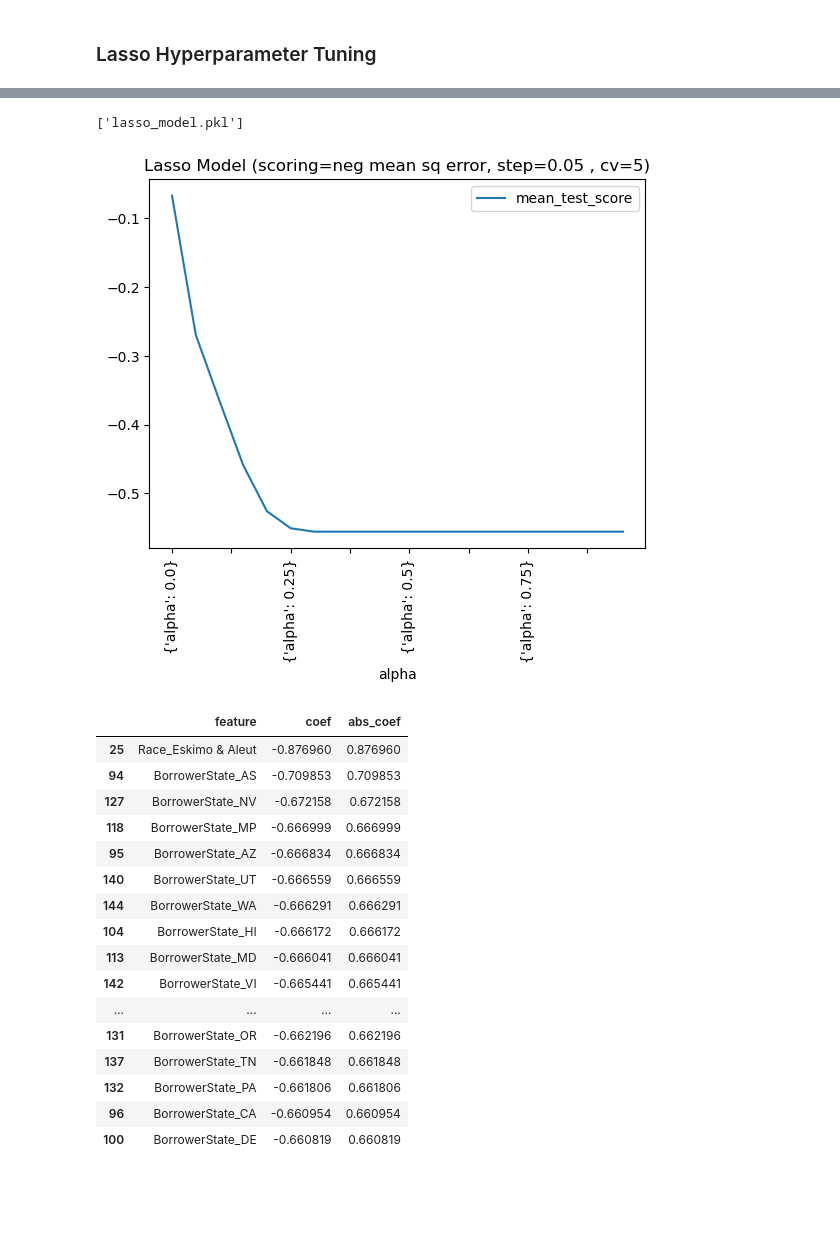
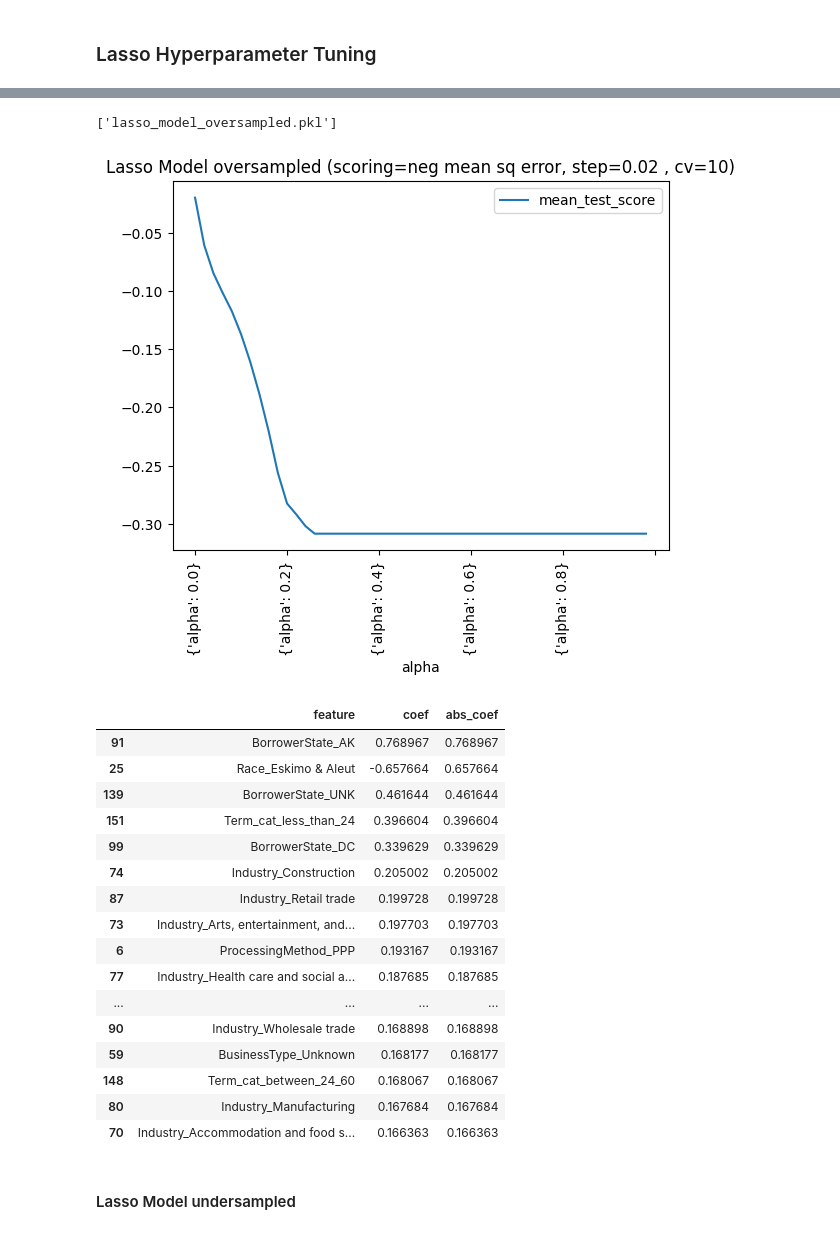
Before and after one commit to SongaZonga/ppp_fraud_pred, a Jupyter notebook: ridge_classifier_and_lasso/ridgeclassification_lasso_models.ipynb, the cells around one changed output, grey strips where cells are left out. Cells and saved outputs as stored; diff of their text form; code cells hidden in the pictures; blank space fills up the shorter version.

```diff
--- a/ridge_classifier_and_lasso/ridgeclassification_lasso_models.ipynb
+++ b/ridge_classifier_and_lasso/ridgeclassification_lasso_models.ipynb
@@ -363,3 +435,6 @@ joblib.dump(ridge_model1, 'ridge_model_f1.pkl')
+# %%
+# load model
+ridge_model1 = joblib.load('ridge_model_oversampled.pkl')
 # %%
 results = pd.DataFrame(ridge_model1.cv_results_)[['params', 'mean_test_score', 'rank_test_score']]
 results.plot(x = 'params', y = 'mean_test_score')
@@ -437,3 +512,5 @@ joblib.dump(ridge_model2, 'ridge_model_recall.pkl')
+# %%
+ridge_model2 = joblib.load('ridge_model_undersampled.pkl')
 # %%
 results = pd.DataFrame(ridge_model2.cv_results_)[['params', 'mean_test_score', 'rank_test_score']]
 
@@ -512,38 +589,42 @@ weighted avg       1.00      1.00      1.00    192379
 # %%
 # save model
-joblib.dump(lasso_model, 'lasso_model.pkl')
+joblib.dump(lasso_model1, 'lasso_model_oversampled.pkl')
 # %% [output]
-['lasso_model.pkl']
+['lasso_model_oversampled.pkl']
+# %%
+lasso_model1 = joblib.load('lasso_model_oversampled.pkl')
 # %%
-results = pd.DataFrame(lasso_model.cv_results_)[['params', 'mean_test_score', 'rank_test_score']]
+results = pd.DataFrame(lasso_model1.cv_results_)[['params', 'mean_test_score', 'rank_test_score']]
 
 results.plot(x = 'params', y = 'mean_test_score')
-plt.title('Lasso Model (scoring=neg mean sq error, step=0.05 , cv=5)')
+plt.title('Lasso Model oversampled (scoring=neg mean sq error, step=0.02 , cv=10)')
 plt.xticks(rotation = 90)
 plt.xlabel('alpha')
 plt.show()
 # %% [output]
-[figure, old version]
+[figure, new version]
 # %%
 # top 20 feature coefficients
-feature_coef = pd.DataFrame({'feature':lasso_model.feature_names_in_,'coef':lasso_model.best_estimator_.coef_})
+feature_coef = pd.DataFrame({'feature':lasso_model1.feature_names_in_,'coef':lasso_model1.best_estimator_.coef_})
 feature_coef['abs_coef'] = abs(feature_coef['coef'])
 feature_coef.sort_values(by = 'abs_coef', ascending = False).head(20)
 # %% [output]
 |  | feature | coef | abs_coef |
-| 25 | Race_Eskimo & Aleut | -0.876960 | 0.876960 |
-| 94 | BorrowerState_AS | -0.709853 | 0.709853 |
-| 127 | BorrowerState_NV | -0.672158 | 0.672158 |
-| 118 | BorrowerState_MP | -0.666999 | 0.666999 |
-| 95 | BorrowerState_AZ | -0.666834 | 0.666834 |
-| 140 | BorrowerState_UT | -0.666559 | 0.666559 |
-| 144 | BorrowerState_WA | -0.666291 | 0.666291 |
-| 104 | BorrowerState_HI | -0.666172 | 0.666172 |
-| 113 | BorrowerState_MD | -0.666041 | 0.666041 |
-| 142 | BorrowerState_VI | -0.665441 | 0.665441 |
+| 91 | BorrowerState_AK | 0.768967 | 0.768967 |
+| 25 | Race_Eskimo & Aleut | -0.657664 | 0.657664 |
+| 139 | BorrowerState_UNK | 0.461644 | 0.461644 |
+| 151 | Term_cat_less_than_24 | 0.396604 | 0.396604 |
+| 99 | BorrowerState_DC | 0.339629 | 0.339629 |
+| 74 | Industry_Construction | 0.205002 | 0.205002 |
+| 87 | Industry_Retail trade | 0.199728 | 0.199728 |
+| 73 | Industry_Arts, entertainment, and... | 0.197703 | 0.197703 |
+| 6 | ProcessingMethod_PPP | 0.193167 | 0.193167 |
+| 77 | Industry_Health care and social a... | 0.187685 | 0.187685 |
 | ... | ... | ... | ... |
-| 131 | BorrowerState_OR | -0.662196 | 0.662196 |
-| 137 | BorrowerState_TN | -0.661848 | 0.661848 |
-| 132 | BorrowerState_PA | -0.661806 | 0.661806 |
-| 96 | BorrowerState_CA | -0.660954 | 0.660954 |
-| 100 | BorrowerState_DE | -0.660819 | 0.660819 |
+| 90 | Industry_Wholesale trade | 0.168898 | 0.168898 |
+| 59 | BusinessType_Unknown | 0.168177 | 0.168177 |
+| 148 | Term_cat_between_24_60 | 0.168067 | 0.168067 |
+| 80 | Industry_Manufacturing | 0.167684 | 0.167684 |
+| 70 | Industry_Accommodation and food s... | 0.166363 | 0.166363 |
+# %% [markdown]
+#### Lasso Model undersampled
```
Also changed, not shown: parts of 39 cells of this notebook, 6 other files.
